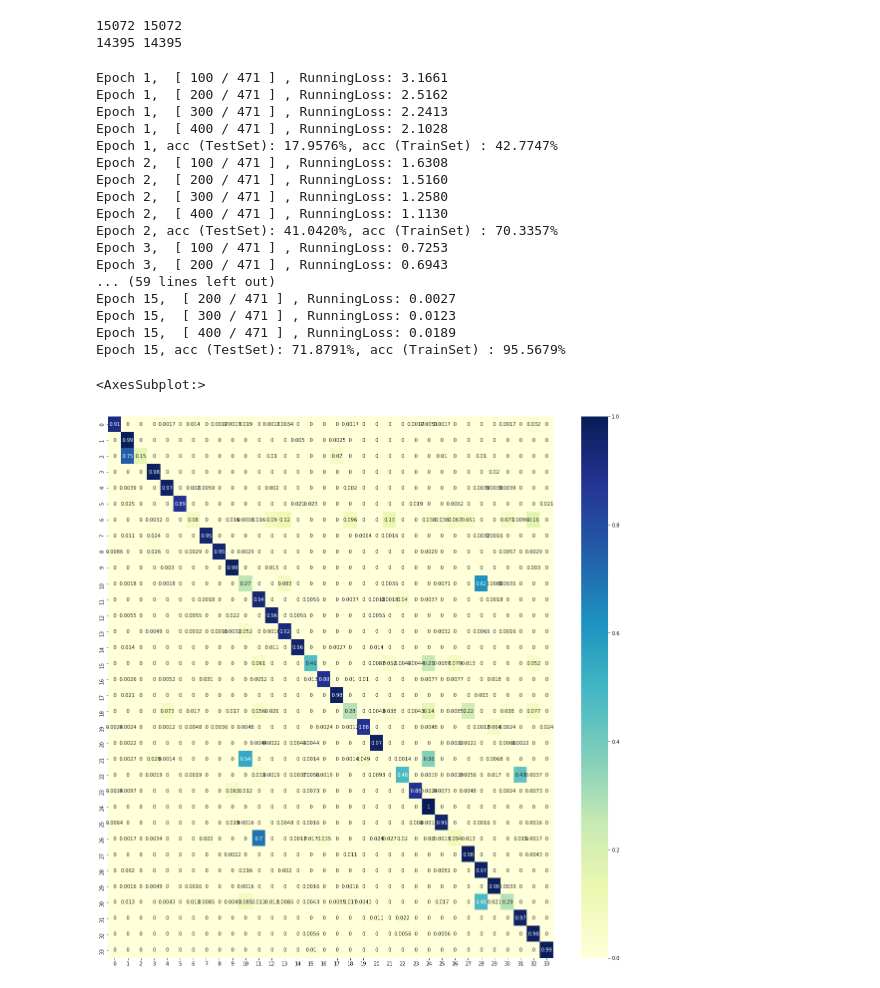
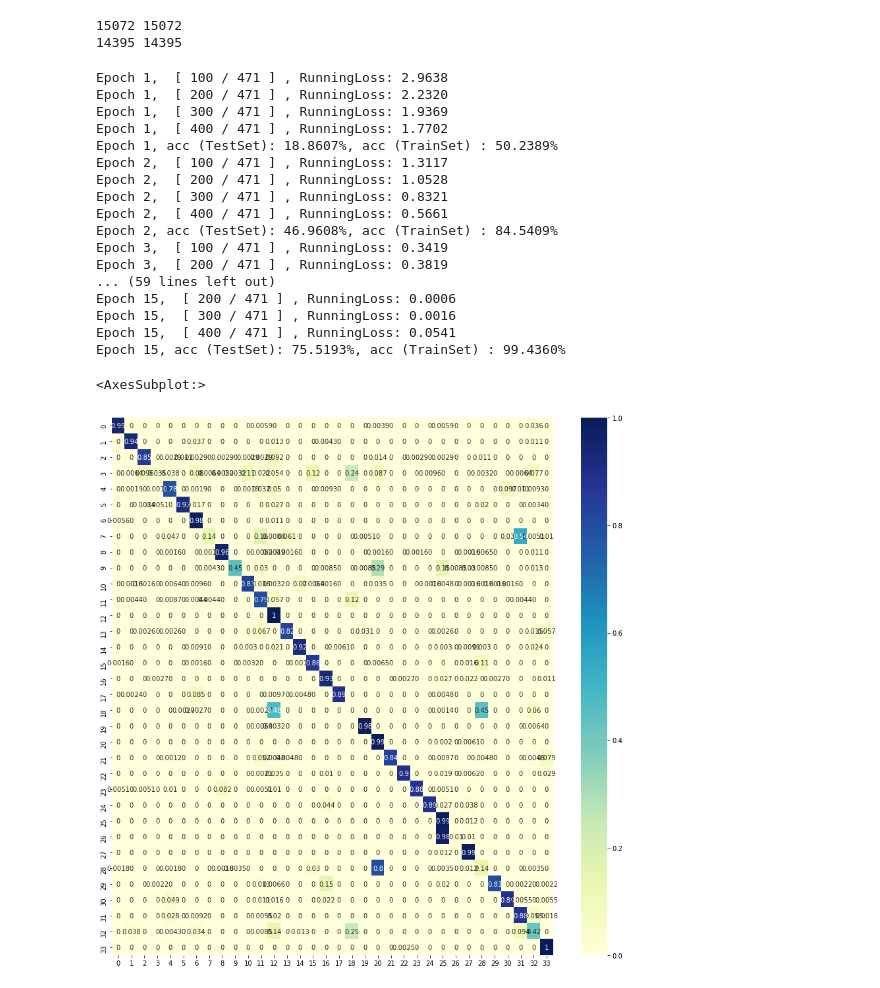
Before and after one commit to incrediblegenius/SEI, a Jupyter notebook: Traincopy.ipynb, the cells around one changed output. Saved outputs shown, nothing was run; the diff lists cells and outputs as text; code cells hidden in the pictures.

```diff
--- a/Traincopy.ipynb
+++ b/Traincopy.ipynb
@@ -4,7 +4,7 @@ import numpy as np
 import torch
 from ResNet import resnet50,resnet152,resnet18,resnet101
 from mixer import MLPMixer
-with h5py.File('./dataset/Preprocess_64x64_202004xx_to_202011xx.h5','r') as f:
+with h5py.File('/home/zsc/ADS_B_select_files_/dataset/noise_64x64_202004xx_to_202011xx.h5','r') as f:
     X_train = np.array(f['X_train'][:])
     y_train = np.array(f['y_train'][:])
     X_test = np.array(f['X_test'][:])
@@ -26,7 +26,7 @@ def update_lr(optimizer, lr):
     for param_group in optimizer.param_groups:
         param_group['lr'] = lr
 lr = 0.001
-device = torch.device('cuda:1' if torch.cuda.is_available() else 'cpu')
+device = torch.device('cuda:0' if torch.cuda.is_available() else 'cpu')
 # print(device)
 # model = MLPMixer(
 #     image_size = 64,
@@ -36,13 +36,13 @@ device = torch.device('cuda:1' if torch.cuda.is_available() else 'cpu')
 #     depth = 2,
 #     num_classes = 34
 # ).to(device)
-model = resnet101(1,34).to(device)
+model = resnet50(1,34).to(device)
 criterion = torch.nn.CrossEntropyLoss()
 optimizer = torch.optim.Adam(model.parameters(),lr = lr)
-save_path = './model/cross_202004xx_202011xx_ResNet101.pth'
+save_path = './model/cross__noise_202004xx_202011xx_ResNet50.pth'
 best_acc_train = 0
 best_acc_test = 0
-for epoch in range(20):
+for epoch in range(15):
     model.train()
     running_loss = 0
     for i, (x,y) in enumerate(train_loader):
@@ -83,31 +83,31 @@ for epoch in range(20):
         print('Epoch {}, acc (TestSet): {:.4f}%, acc (TrainSet) : {:.4f}%'.format(epoch+1,correct/total*100,Tcorrect/Ttotal*100))
 
     if best_acc_train + best_acc_test <= Tcorrect/Ttotal + correct/total:
-        torch.save(model.state_dict(),save_path)
+        # torch.save(model.state_dict(),save_path)
         best_acc_test = Tcorrect/Ttotal
         best_acc_train = correct/total
 # %% [output]
-Epoch 1,  [ 100 / 471 ] , RunningLoss: 3.1661
-Epoch 1,  [ 200 / 471 ] , RunningLoss: 2.5162
-Epoch 1,  [ 300 / 471 ] , RunningLoss: 2.2413
-Epoch 1,  [ 400 / 471 ] , RunningLoss: 2.1028
-Epoch 1, acc (TestSet): 17.9576%, acc (TrainSet) : 42.7747%
-Epoch 2,  [ 100 / 471 ] , RunningLoss: 1.6308
-Epoch 2,  [ 200 / 471 ] , RunningLoss: 1.5160
-Epoch 2,  [ 300 / 471 ] , RunningLoss: 1.2580
-Epoch 2,  [ 400 / 471 ] , RunningLoss: 1.1130
-Epoch 2, acc (TestSet): 41.0420%, acc (TrainSet) : 70.3357%
-Epoch 3,  [ 100 / 471 ] , RunningLoss: 0.7253
-Epoch 3,  [ 200 / 471 ] , RunningLoss: 0.6943
+Epoch 1,  [ 100 / 471 ] , RunningLoss: 2.9638
+Epoch 1,  [ 200 / 471 ] , RunningLoss: 2.2320
+Epoch 1,  [ 300 / 471 ] , RunningLoss: 1.9369
+Epoch 1,  [ 400 / 471 ] , RunningLoss: 1.7702
+Epoch 1, acc (TestSet): 18.8607%, acc (TrainSet) : 50.2389%
+Epoch 2,  [ 100 / 471 ] , RunningLoss: 1.3117
+Epoch 2,  [ 200 / 471 ] , RunningLoss: 1.0528
+Epoch 2,  [ 300 / 471 ] , RunningLoss: 0.8321
+Epoch 2,  [ 400 / 471 ] , RunningLoss: 0.5661
+Epoch 2, acc (TestSet): 46.9608%, acc (TrainSet) : 84.5409%
+Epoch 3,  [ 100 / 471 ] , RunningLoss: 0.3419
+Epoch 3,  [ 200 / 471 ] , RunningLoss: 0.3819
 ... (59 lines left out)
-Epoch 15,  [ 200 / 471 ] , RunningLoss: 0.0027
-Epoch 15,  [ 300 / 471 ] , RunningLoss: 0.0123
-Epoch 15,  [ 400 / 471 ] , RunningLoss: 0.0189
-Epoch 15, acc (TestSet): 71.8791%, acc (TrainSet) : 95.5679%
+Epoch 15,  [ 200 / 471 ] , RunningLoss: 0.0006
+Epoch 15,  [ 300 / 471 ] , RunningLoss: 0.0016
+Epoch 15,  [ 400 / 471 ] , RunningLoss: 0.0541
+Epoch 15, acc (TestSet): 75.5193%, acc (TrainSet) : 99.4360%
 # %%
 
-device = torch.device('cuda:1' if torch.cuda.is_available() else 'cpu')
-model = resnet101(1,34).to(device)
+device = torch.device('cuda:0' if torch.cuda.is_available() else 'cpu')
+# model = resnet50(1,34).to(device)
 # model = MLPMixer(
 #     image_size = 64,
 #     patch_size = 16,
@@ -116,10 +116,11 @@ model = resnet101(1,34).to(device)
 #     depth = 2,
 #     num_classes = 34
 # ).to(device)
-model.load_state_dict(torch.load('./model/cross_202004xx_202011xx_ResNet101.pth'))
+# model.load_state_dict(torch.load('./model/cross__original_202004xx_202011xx_ResNet50.pth'))
 X_f = []
 y_f = []
 mat = np.zeros((34,34))
+model.eval()
 with torch.no_grad():
     # for x,y in train_loader:
     #     x = x.to(device)
@@ -145,9 +145,9 @@ mat1 = mat/mat.sum(axis=1 ,keepdims = True)
 # %%
 import seaborn as sns
 import matplotlib.pyplot as plt
 
-plt.figure(figsize=(20,20))
+plt.figure(figsize=(15,15))
 sns.heatmap(data=mat1,annot=True,cmap= "YlGnBu")
 # %% [output]
 <AxesSubplot:>
-[figure, old version]
+[figure, new version]
```
Also changed, not shown: parts of 4 cells of this notebook, 26 other files.
